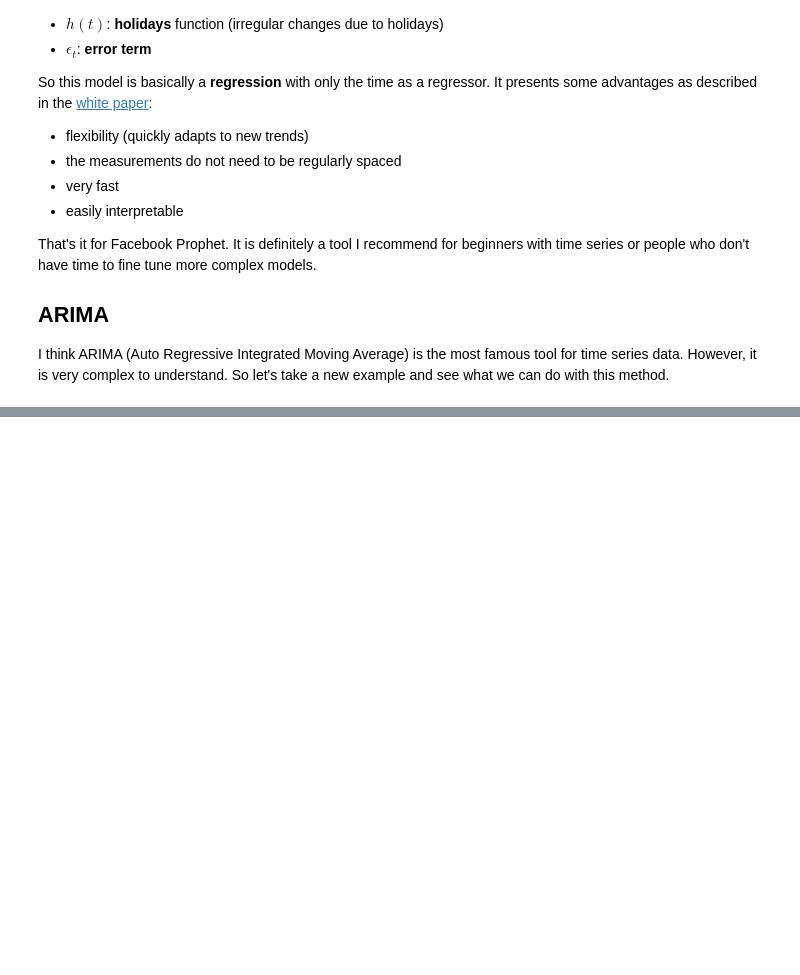
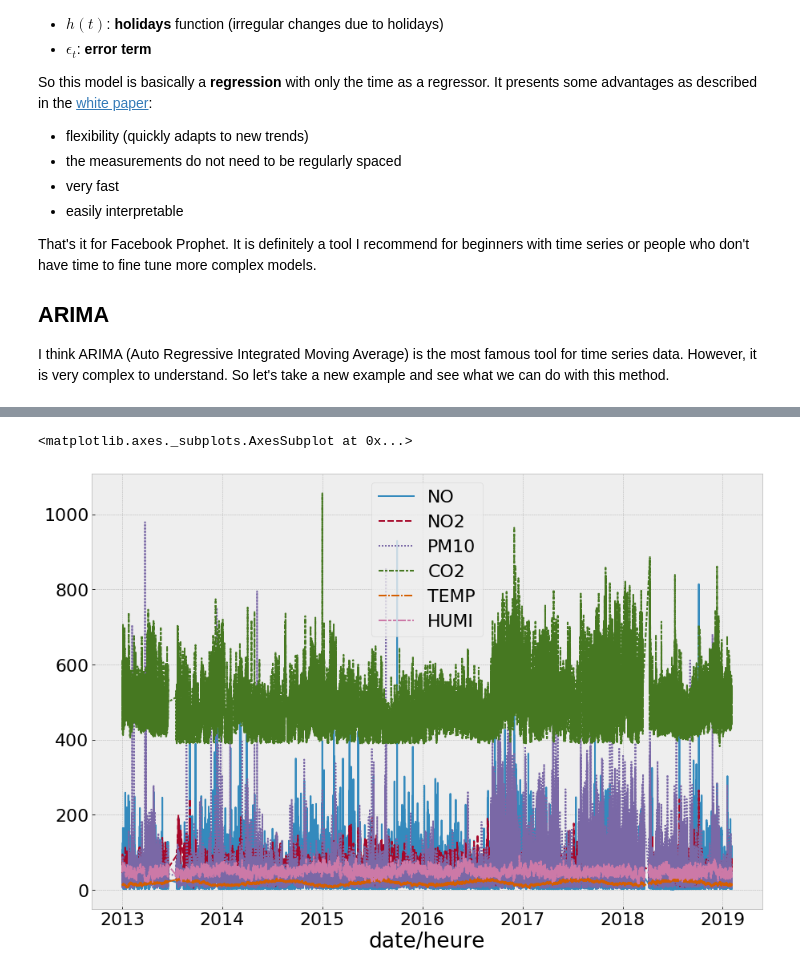
Before and after one commit to goujonbe/data_science_for_finance, a Jupyter notebook: notebooks/seasonal_time_series.ipynb, the cells around one changed output, grey strips where cells are left out. Cells and saved outputs as stored; diff of their text form; code cells hidden in the pictures; blank space fills up the shorter version.

Commit message:
Loaded the RATP data set and did some cleaning (dates)

```diff
--- a/notebooks/seasonal_time_series.ipynb
+++ b/notebooks/seasonal_time_series.ipynb
@@ -221,3 +221,7 @@ That's it for Facebook Prophet. It is definitely a tool I recommend for beginner
 ## ARIMA
 
 I think ARIMA (Auto Regressive Integrated Moving Average) is the most famous tool for time series data. However, it is very complex to understand. So let's take a new example and see what we can do with this method.
+# %%
+air_data = pd.read_csv('../data/qualite-de-lair-mesuree-dans-la-station-franklin-d-roosevelt.csv',
+                       sep=';')
+air_data.head()
@@ -223,0 +238,4 @@ I think ARIMA (Auto Regressive Integrated Moving Average) is the most famous too
+# %%
+air_data['date/heure'] = pd.to_datetime(air_data['date/heure'])
+air_data = air_data.set_index('date/heure')
+air_data.head()
@@ -223,0 +250,5 @@ I think ARIMA (Auto Regressive Integrated Moving Average) is the most famous too
+# %%
+sns.lineplot(data=air_data)
+# %% [output]
+<matplotlib.axes._subplots.AxesSubplot at 0x...>
+[figure, added]
```
Also changed, not shown: parts of 3 cells of this notebook.
